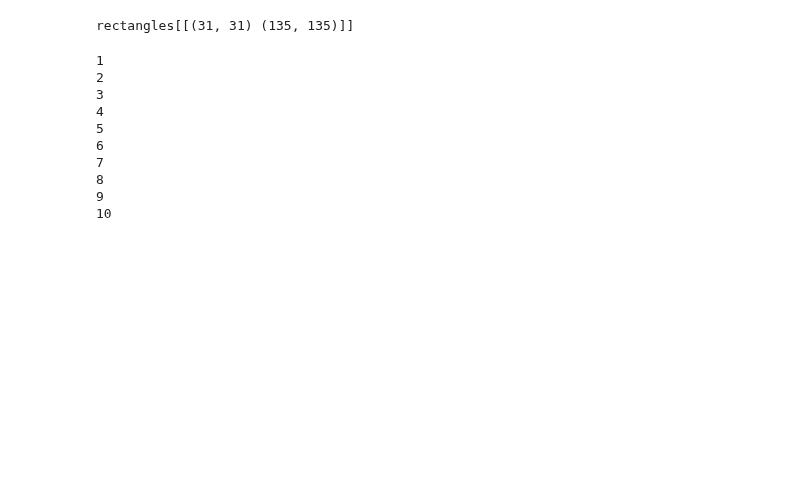
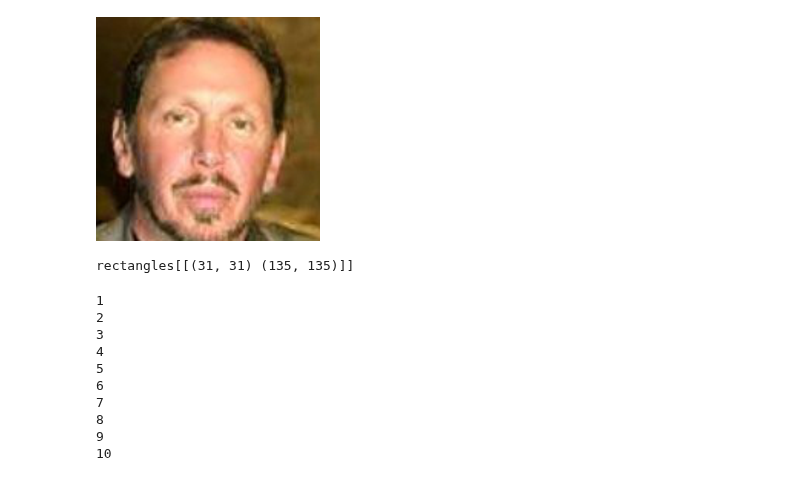
Before and after one commit to Neihtq/fasecure, a Jupyter notebook: self_cropping.ipynb, the cells around one changed output. Cells and saved outputs as stored; diff of their text form; code cells hidden in the pictures; blank space fills up the shorter version.

Commit message:
refine cropping and alignment

```diff
--- a/self_cropping.ipynb
+++ b/self_cropping.ipynb
@@ -20,4 +16,0 @@ from face_detection.face_alignment import FaceAlignment
-# %%
-img = cv2.imread('./data/images/lfw/Aaron_Eckhart/Aaron_Eckhart_0001.jpg')
-img = cv2.cvtColor(img, cv2.COLOR_BGR2RGB)
-plt.imshow(img)
@@ -53,0 +64,34 @@ len(rects)
+# %%
+img = np.array(Image.open(img_path))
+
+fa = FaceAlignment()
+detections = fa.detector(img, 0)
+try:
+    x, y, w, h = select_closest_face(detections,  img.shape[:2])
+    cropped_img = crop_img(img, x-20, y-20, w+20, h+20)
+except:
+    pass
+
+try:
+    aligned_img = fa.align(cropped_img)
+except:
+    aligned_img = cropped_img
+
+head, fpath = os.path.split(img_path)
+_, folder = os.path.split(head)
+dest = os.path.join(output, folder)
+if not os.path.exists(dest):
+    try:
+        os.mkdir(dest)
+    except:
+        print(dest, "already exists")
+
+save_path = os.path.join(dest, fpath)
+try:
+    aligned_img = Image.fromarray(aligned_img)
+except:
+    pass
+# %%
+aligned_img
+# %% [output]
+[figure, added]
```
Also changed, not shown: parts of 11 cells of this notebook, 4 other files.
